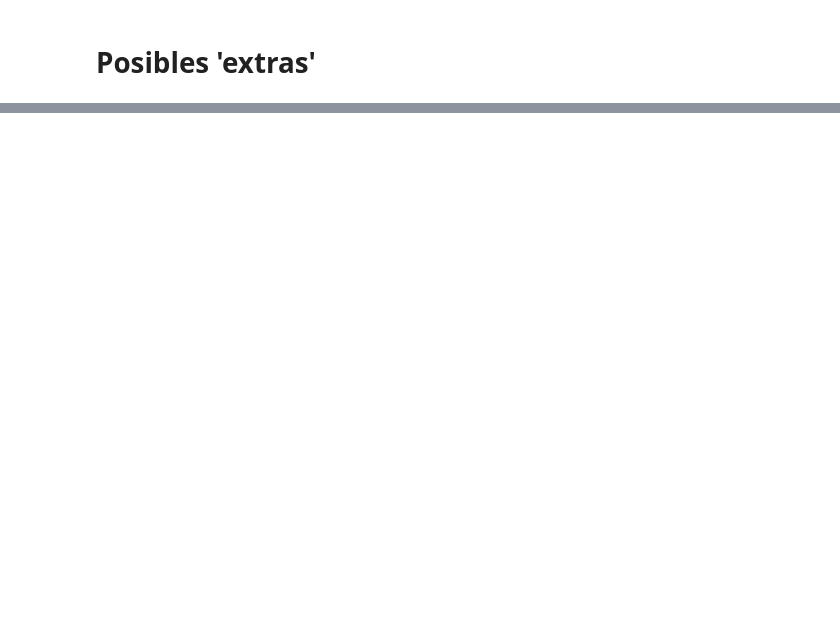
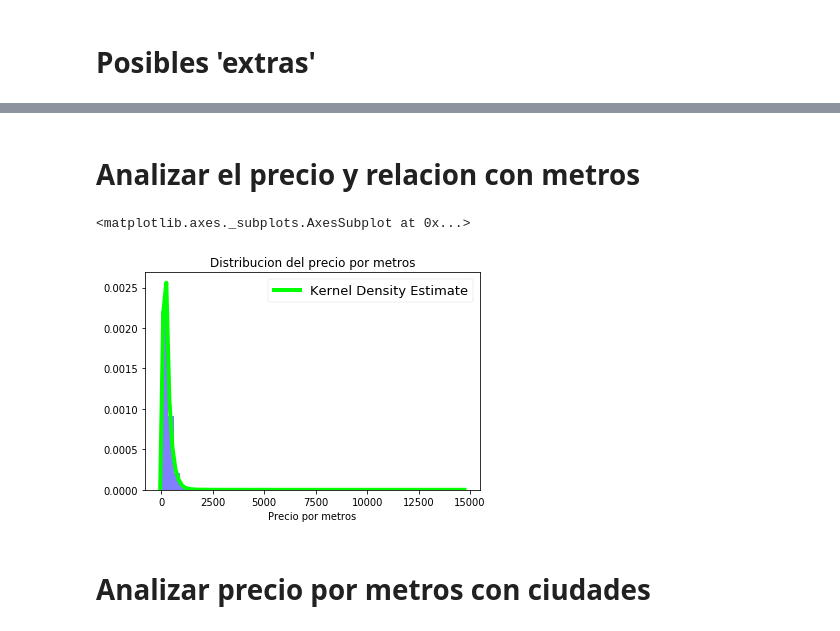
Before and after one commit to taielc/Fiuba_Datos_TP1, a Jupyter notebook: nb_principal.ipynb, the cells around one changed output, grey strips where cells are left out. Cells and saved outputs as stored; diff of their text form; code cells hidden in the pictures; blank space fills up the shorter version.

Commit message:
agregando mini analizacion de precio y precio por metros con ciudades

```diff
--- a/nb_principal.ipynb
+++ b/nb_principal.ipynb
@@ -869,0 +688,16 @@ ValueError: 'label' must be of length 'x'
+# %% [markdown]
+# Analizar el precio y relacion con metros
+# %%
+#analiazando distribucion generar de precio por metros
+figure = plt.figure()
+
+plt.title('Distribucion del precio por metros', color = 'black')
+
+sns.set_context('talk')
+sns.set_context('talk')
+sns.distplot(df_filtrado['precio por metros'],axlabel = "Precio por metros",\
+            kde_kws={"color": "lime", "lw":4, "label": "Kernel Density Estimate"},\
+            hist_kws={"linewidth": 10, "alpha": 0.5, "color": "b"})
+# %% [output]
+<matplotlib.axes._subplots.AxesSubplot at 0x...>
+[figure, added]
@@ -869,0 +707,2 @@ ValueError: 'label' must be of length 'x'
+# %% [markdown]
+# Analizar precio por metros con ciudades
```
Also changed, not shown: parts of 49 cells of this notebook.
